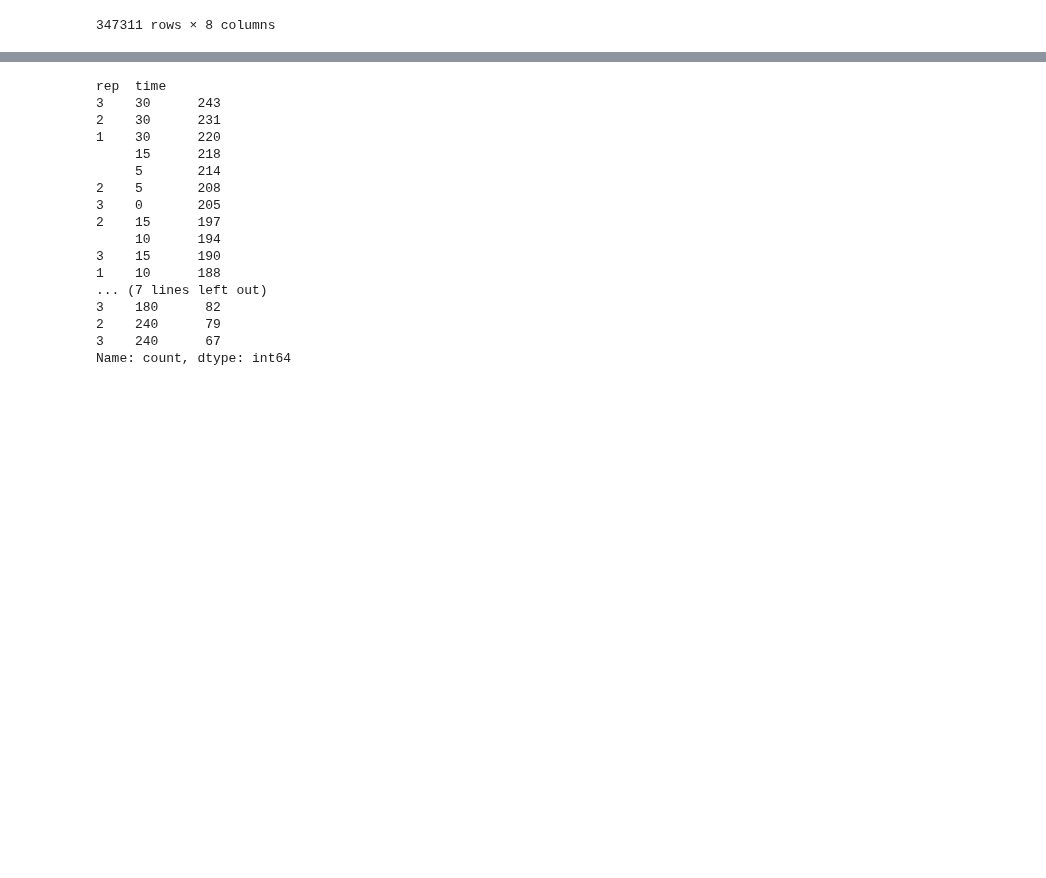
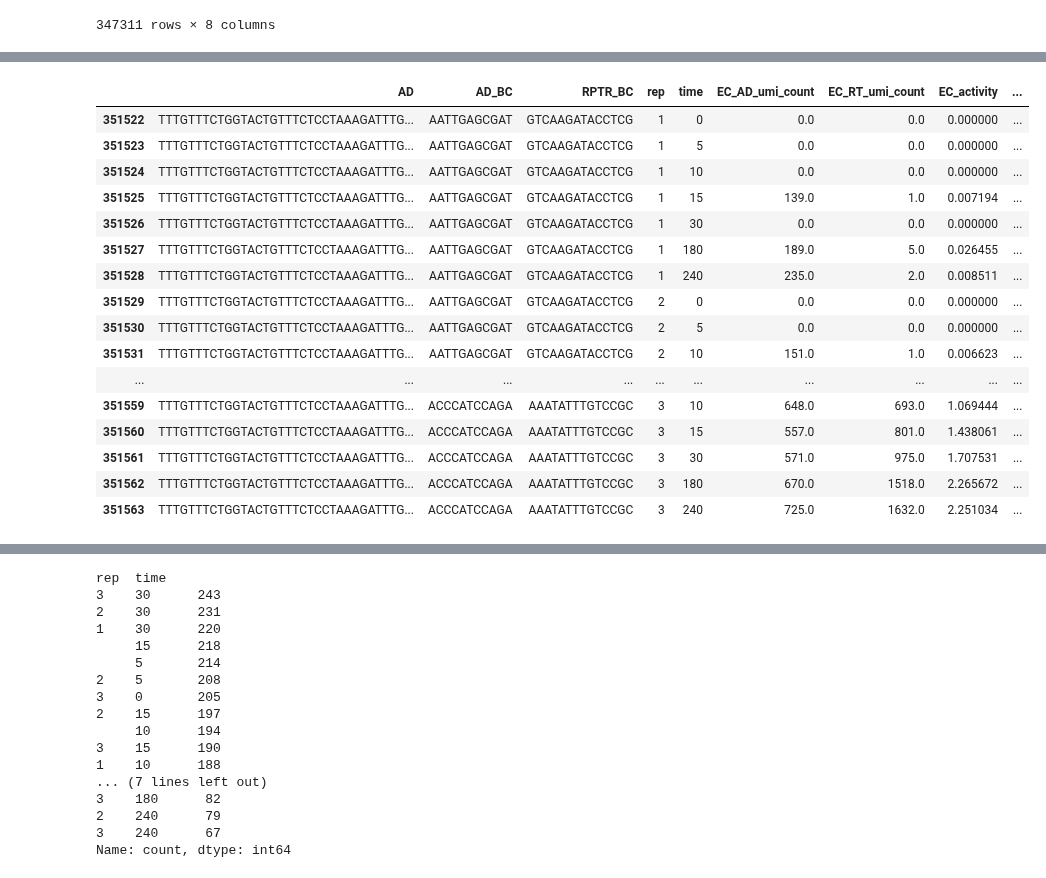
Before and after one commit to sanjanakotha/TREBL-analysis, a Jupyter notebook: notebooks/GCN4/Comparison with EC results.ipynb, the cells around one changed output, grey strips where cells are left out. Saved outputs shown, nothing was run; the diff lists cells and outputs as text; code cells hidden in the pictures; blank space fills up the shorter version.

```diff
--- a/notebooks/GCN4/Comparison with EC results.ipynb
+++ b/notebooks/GCN4/Comparison with EC results.ipynb
@@ -489,0 +527,20 @@ merged_activities[merged_activities["SK_activity"] - merged_activities["EC_activ
+# %%
+merged_activities[merged_activities["AD"] == "TTTGTTTCTGGTACTGTTTCTCCTAAAGATTTGCATGTTGATACTGCTCCACCATCTACTACATTTACTGATTTGTCTACTCCATCATTTGAATCTTCTGGTTACTTCTCTCATGATACT"]
+# %% [output]
+|  | AD | AD_BC | RPTR_BC | rep | time | EC_AD_umi_count | EC_RT_umi_count | EC_activity | ... |
+| 351522 | TTTGTTTCTGGTACTGTTTCTCCTAAAGATTTG... | AATTGAGCGAT | GTCAAGATACCTCG | 1 | 0 | 0.0 | 0.0 | 0.000000 | ... |
+| 351523 | TTTGTTTCTGGTACTGTTTCTCCTAAAGATTTG... | AATTGAGCGAT | GTCAAGATACCTCG | 1 | 5 | 0.0 | 0.0 | 0.000000 | ... |
+| 351524 | TTTGTTTCTGGTACTGTTTCTCCTAAAGATTTG... | AATTGAGCGAT | GTCAAGATACCTCG | 1 | 10 | 0.0 | 0.0 | 0.000000 | ... |
+| 351525 | TTTGTTTCTGGTACTGTTTCTCCTAAAGATTTG... | AATTGAGCGAT | GTCAAGATACCTCG | 1 | 15 | 139.0 | 1.0 | 0.007194 | ... |
+| 351526 | TTTGTTTCTGGTACTGTTTCTCCTAAAGATTTG... | AATTGAGCGAT | GTCAAGATACCTCG | 1 | 30 | 0.0 | 0.0 | 0.000000 | ... |
+| 351527 | TTTGTTTCTGGTACTGTTTCTCCTAAAGATTTG... | AATTGAGCGAT | GTCAAGATACCTCG | 1 | 180 | 189.0 | 5.0 | 0.026455 | ... |
+| 351528 | TTTGTTTCTGGTACTGTTTCTCCTAAAGATTTG... | AATTGAGCGAT | GTCAAGATACCTCG | 1 | 240 | 235.0 | 2.0 | 0.008511 | ... |
+| 351529 | TTTGTTTCTGGTACTGTTTCTCCTAAAGATTTG... | AATTGAGCGAT | GTCAAGATACCTCG | 2 | 0 | 0.0 | 0.0 | 0.000000 | ... |
+| 351530 | TTTGTTTCTGGTACTGTTTCTCCTAAAGATTTG... | AATTGAGCGAT | GTCAAGATACCTCG | 2 | 5 | 0.0 | 0.0 | 0.000000 | ... |
+| 351531 | TTTGTTTCTGGTACTGTTTCTCCTAAAGATTTG... | AATTGAGCGAT | GTCAAGATACCTCG | 2 | 10 | 151.0 | 1.0 | 0.006623 | ... |
+| ... | ... | ... | ... | ... | ... | ... | ... | ... | ... |
+| 351559 | TTTGTTTCTGGTACTGTTTCTCCTAAAGATTTG... | ACCCATCCAGA | AAATATTTGTCCGC | 3 | 10 | 648.0 | 693.0 | 1.069444 | ... |
+| 351560 | TTTGTTTCTGGTACTGTTTCTCCTAAAGATTTG... | ACCCATCCAGA | AAATATTTGTCCGC | 3 | 15 | 557.0 | 801.0 | 1.438061 | ... |
+| 351561 | TTTGTTTCTGGTACTGTTTCTCCTAAAGATTTG... | ACCCATCCAGA | AAATATTTGTCCGC | 3 | 30 | 571.0 | 975.0 | 1.707531 | ... |
+| 351562 | TTTGTTTCTGGTACTGTTTCTCCTAAAGATTTG... | ACCCATCCAGA | AAATATTTGTCCGC | 3 | 180 | 670.0 | 1518.0 | 2.265672 | ... |
+| 351563 | TTTGTTTCTGGTACTGTTTCTCCTAAAGATTTG... | ACCCATCCAGA | AAATATTTGTCCGC | 3 | 240 | 725.0 | 1632.0 | 2.251034 | ... |
```
Also changed, not shown: parts of 18 cells of this notebook, 27 other files.
